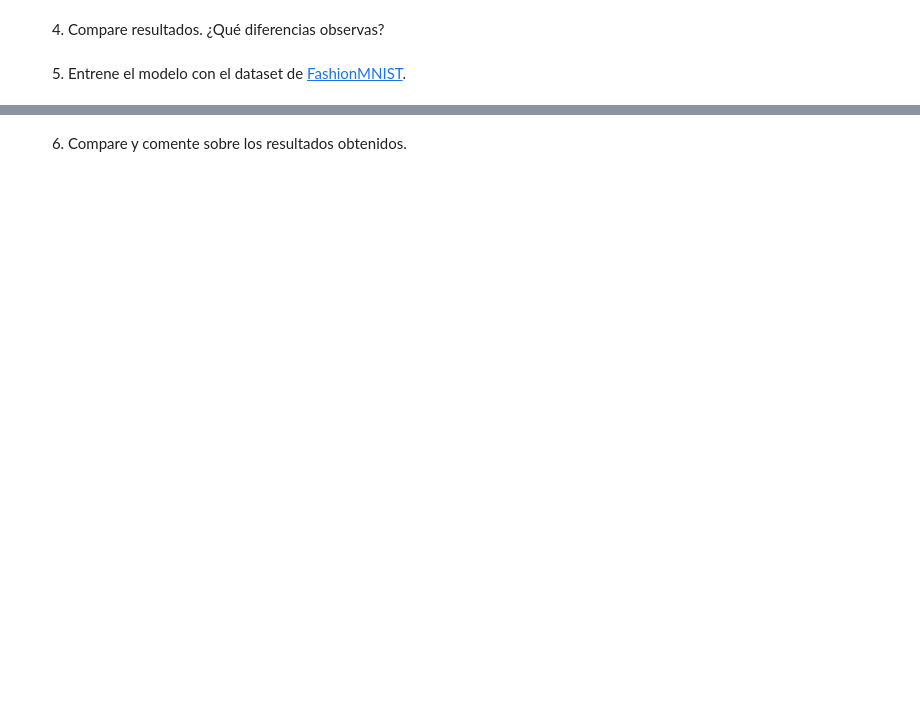
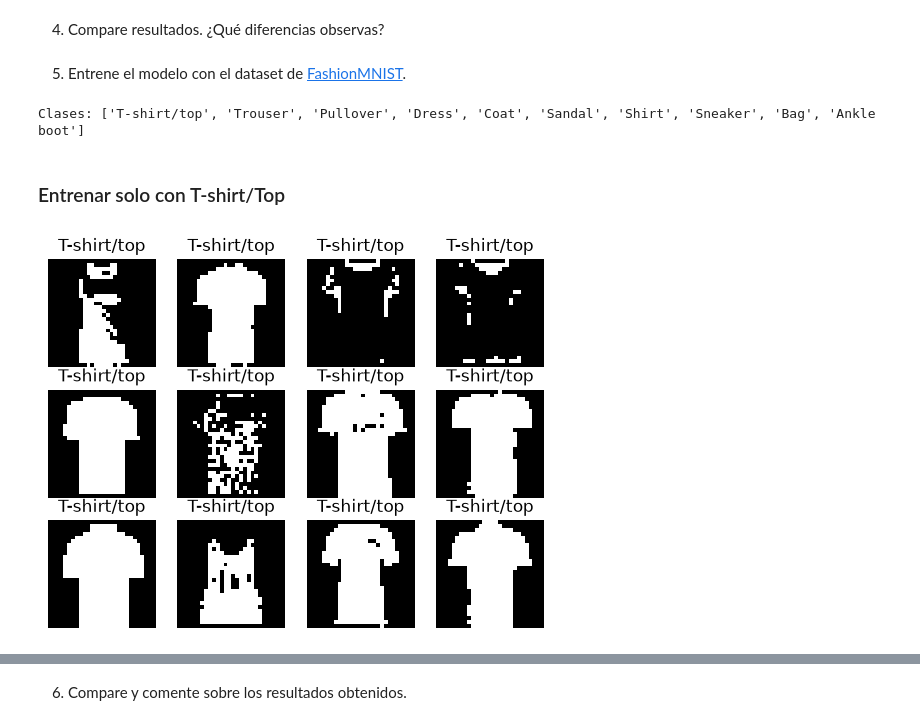
Before and after one commit to rodrigobeniteza/ORT-AI, a Jupyter notebook: AI Generativa/Practicos/Práctico 3/Hinton_JL.ipynb, the cells around one changed output, grey strips where cells are left out. Saved outputs shown, nothing was run; the diff lists cells and outputs as text; code cells hidden in the pictures; blank space fills up the shorter version.

Commit message:
Se arregló diagonal=-1, se respondió la mayoría de las preguntas, se entrenó con el dataset FashionMNIST

```diff
--- a/AI Generativa/Practicos/Práctico 3/Hinton_JL.ipynb
+++ b/AI Generativa/Practicos/Práctico 3/Hinton_JL.ipynb
@@ -342,0 +358,12 @@ show_images(imgs, "Generated Images after training")
+# %%
+class_names = fmnist_train_data.classes
+nclasses = len(class_names)
+
+print(f"Clases: {class_names}")
+# %% [output]
+Clases: ['T-shirt/top', 'Trouser', 'Pullover', 'Dress', 'Coat', 'Sandal', 'Shirt', 'Sneaker', 'Bag', 'Ankle boot']
+# %%
+class_names = [
+    "T-shirt/top", "Trouser", "Pullover", "Dress", "Coat",
+    "Sandal", "Shirt", "Sneaker", "Bag", "Ankle boot"
+]
@@ -342,0 +397,28 @@ show_images(imgs, "Generated Images after training")
+# %% [markdown]
+### Entrenar solo con T-shirt/Top
+# %%
+fmnist_train_data = datasets.FashionMNIST(
+    root='fmnist/', download=True, train=True, transform=img_transforms
+)
+
+labels_used = ["T-shirt/top"]
+
+fmnist_train_data = [
+    (image, label)
+    for image, label in fmnist_train_data
+    if class_names[label] in labels_used
+]
+
+fmnist_train_dataloader = DataLoader(
+    fmnist_train_data,
+    batch_size=BATCH_SIZE,
+    shuffle=True
+)
+
+show_fashion_images(
+    fmnist_train_data,
+    labels_used,
+    num_images=12
+)
+# %% [output]
+[figure, added]
```
Also changed, not shown: parts of 25 cells of this notebook.
